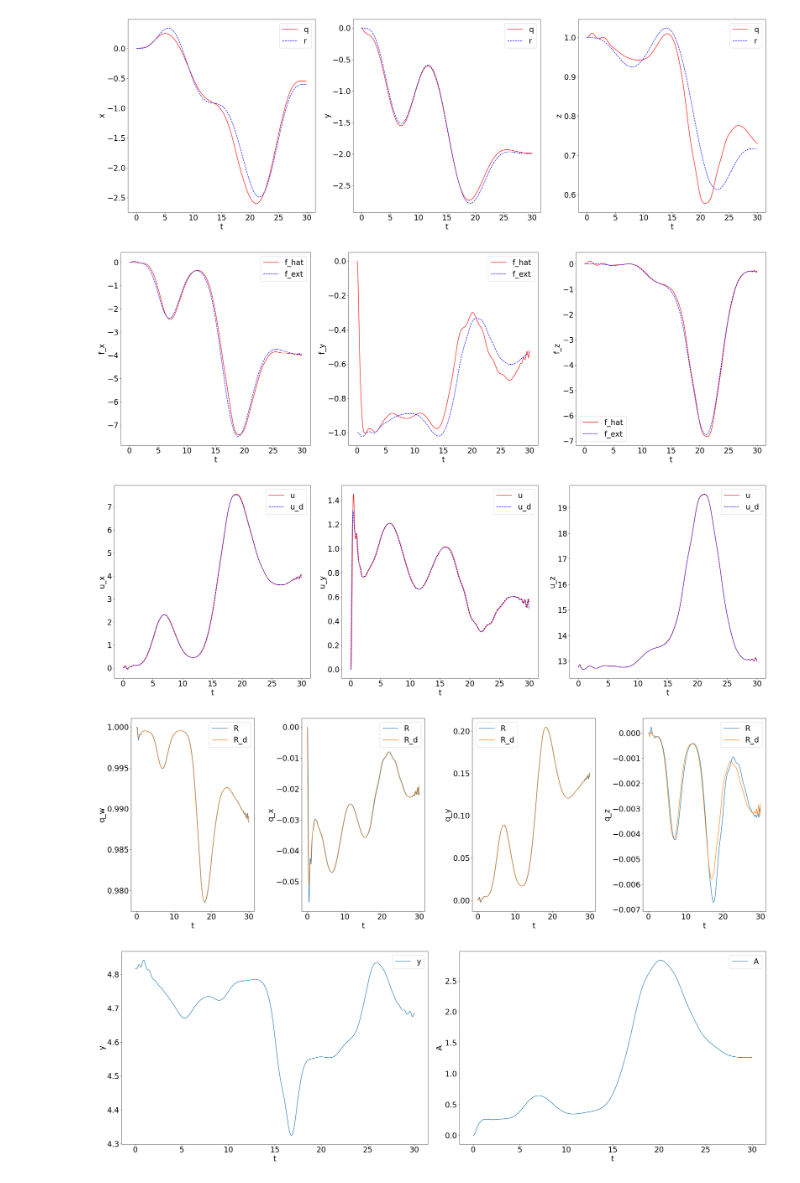
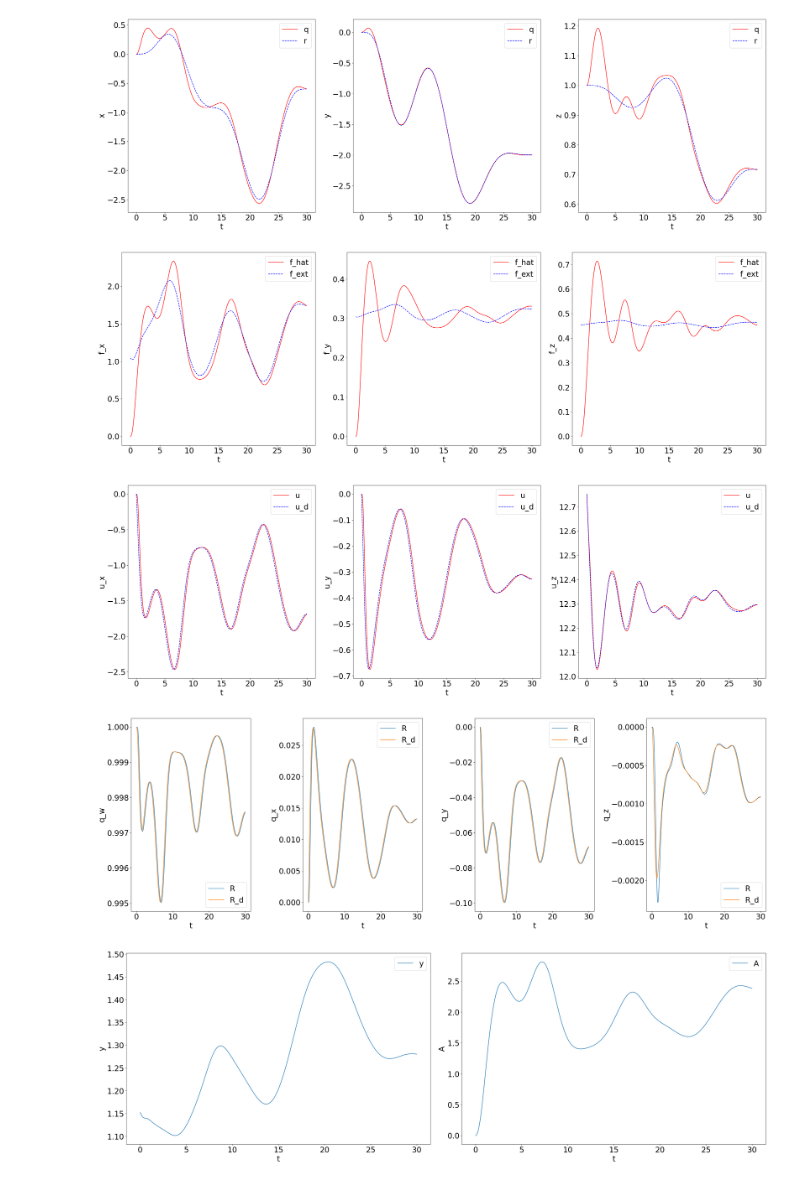
Before and after one commit to joshsohn/COML_hardware, a Jupyter notebook: test_z_up_kR.ipynb, the cells around one changed output. Saved outputs shown, nothing was run; the diff lists cells and outputs as text; code cells hidden in the pictures.

```diff
--- a/test_z_up_kR.ipynb
+++ b/test_z_up_kR.ipynb
@@ -886,8 +886,8 @@ filename = 'seed=0_M=50_E=1000_pinit=2.00_pfreq=2000_regP=1.0000.pkl'
 # trial_name = 'reg_P_1e-1_reg_k_R_2e-3_k_R_scale_3'
 # filename = 'seed=0_M=50_E=1000_pinit=2.00_pfreq=2000_regP=0.1000.pkl'
 # BEST
-trial_name = 'reg_P_5e-1_reg_k_R_2e-3_k_R_scale_3'
-filename = 'seed=0_M=50_E=1000_pinit=2.00_pfreq=2000_regP=0.5000.pkl'
+# trial_name = 'reg_P_5e-1_reg_k_R_2e-3_k_R_scale_3'
+# filename = 'seed=0_M=50_E=1000_pinit=2.00_pfreq=2000_regP=0.5000.pkl'
 # trial_name = 'reg_P_1e-2_reg_k_R_2e-3_k_R_scale_3'
 # filename = 'seed=0_M=50_E=1000_pinit=2.00_pfreq=2000_regP=0.0100.pkl'
 # trial_name = 'reg_P_2e-3_reg_k_R_2e-3_k_R_scale_3'
@@ -922,8 +922,8 @@ filename = 'seed=0_M=50_E=1000_pinit=2.00_pfreq=2000_regP=0.5000.pkl'
 
 # reg_P = 2e-3, varying reg_k_R
 # BEST
-# trial_name = 'reg_P_2e-3_reg_k_R_0'
-# filename = 'seed=0_M=50_E=1000_pinit=2.00_pfreq=2000_regP=0.0020.pkl'
+trial_name = 'reg_P_2e-3_reg_k_R_0'
+filename = 'seed=0_M=50_E=1000_pinit=2.00_pfreq=2000_regP=0.0020.pkl'
 # trial_name = 'reg_P_2e-3_reg_k_R_1e-6'
 # filename = 'seed=0_M=50_E=1000_pinit=2.00_pfreq=2000_regP=0.0020.pkl'
 # trial_name = 'reg_P_2e-3_reg_k_R_1e-5'
@@ -980,8 +980,8 @@ k_Omega: [0.32272032 0.17799775 0.35882324]
-[figure, old version]
+[figure, new version]
-[figure, old version]
+[figure, new version]
-[figure, old version]
+[figure, new version]
-[figure, old version]
+[figure, new version]
-[figure, old version]
+[figure, new version]
 # %%
 pkl = f'{trial_name}/{filename}'
 with open(f'train_results/{pkl}', 'rb') as file:
```
Also changed, not shown: parts of 2 cells of this notebook, 1 other file.
